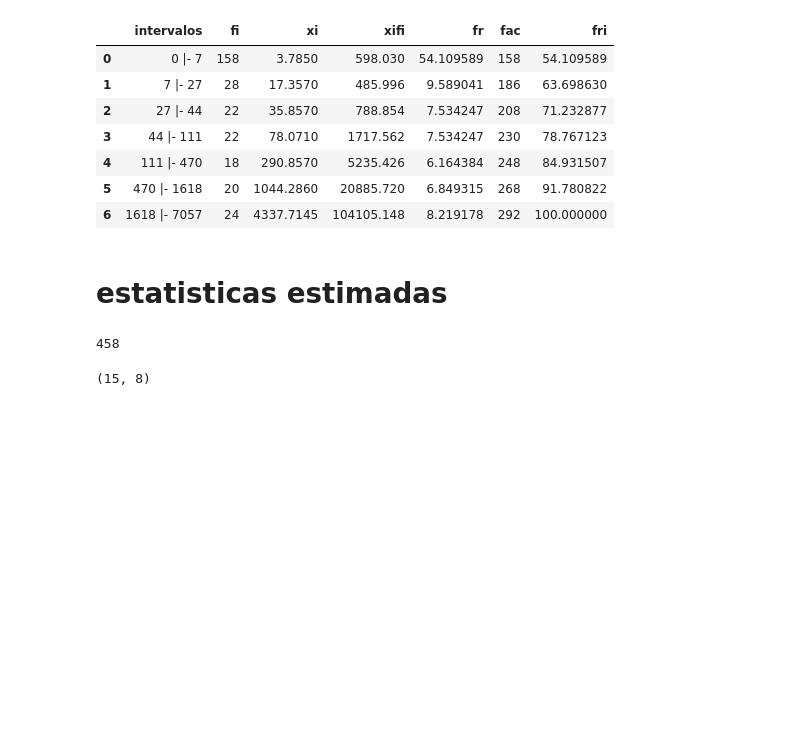
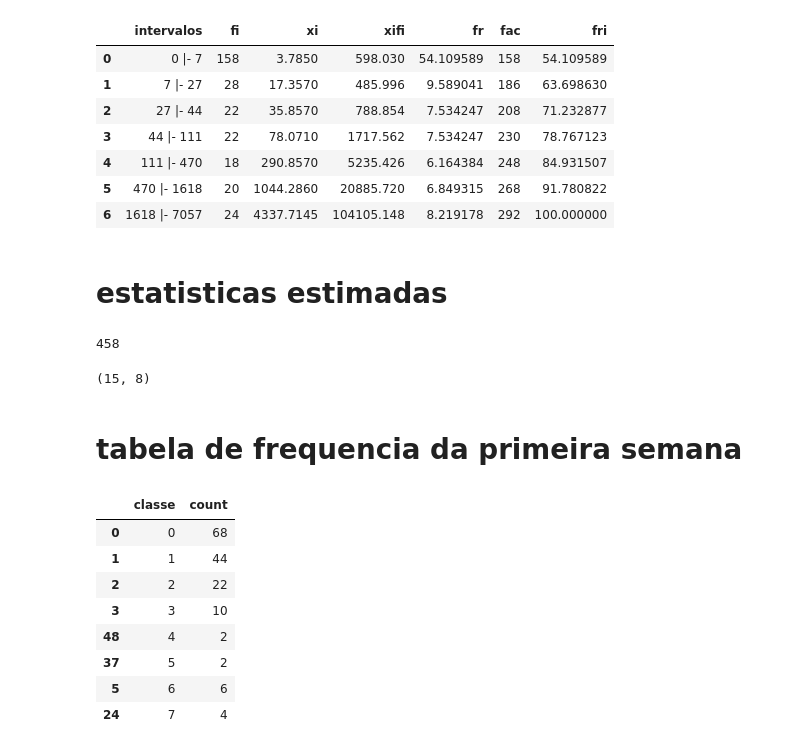
Before and after one commit to 0kauaa/projeto-integrador-I, a Jupyter notebook: notebooks/5_delta_freq.ipynb, the cells around one changed output. Drawn from its saved outputs; the diff is of its cells as text; code cells hidden in the pictures; blank space fills up the shorter version.

```diff
--- a/notebooks/5_delta_freq.ipynb
+++ b/notebooks/5_delta_freq.ipynb
@@ -166,3 +165,21 @@ mean_days   = mean % 30
 mean_mounth, mean_days
 # %% [output]
 (15, 8)
+# %% [markdown]
+# tabela de frequencia da primeira semana
+# %%
+# ocorrencias notificadas dentro da primeira semana (até 7 dias)
+week = delta[delta['delta'] <= 7].sort_values(by='delta')
+week = week.drop(columns='classe')
+week = week.rename(columns={'delta' : 'classe'})
+week
+# %% [output]
+|  | classe | count |
+| 0 | 0 | 68 |
+| 1 | 1 | 44 |
+| 2 | 2 | 22 |
+| 3 | 3 | 10 |
+| 48 | 4 | 2 |
+| 37 | 5 | 2 |
+| 5 | 6 | 6 |
+| 24 | 7 | 4 |
```
Also changed, not shown: parts of 6 cells of this notebook, 2 other files.
